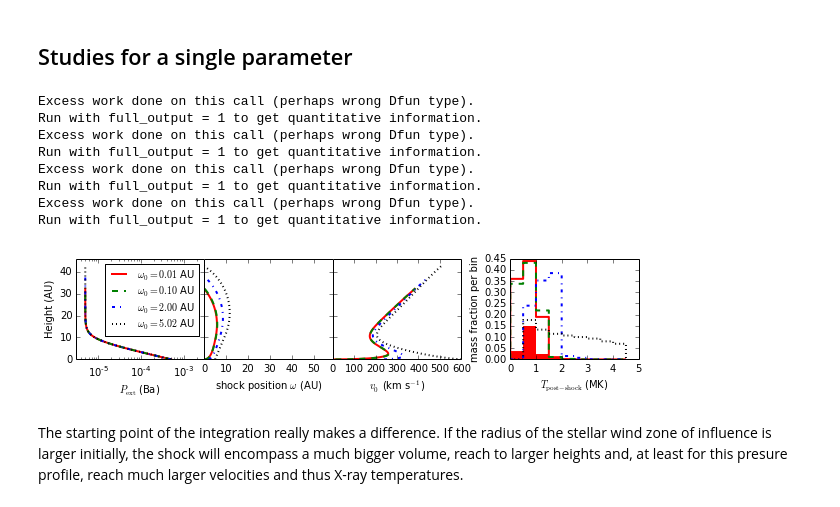
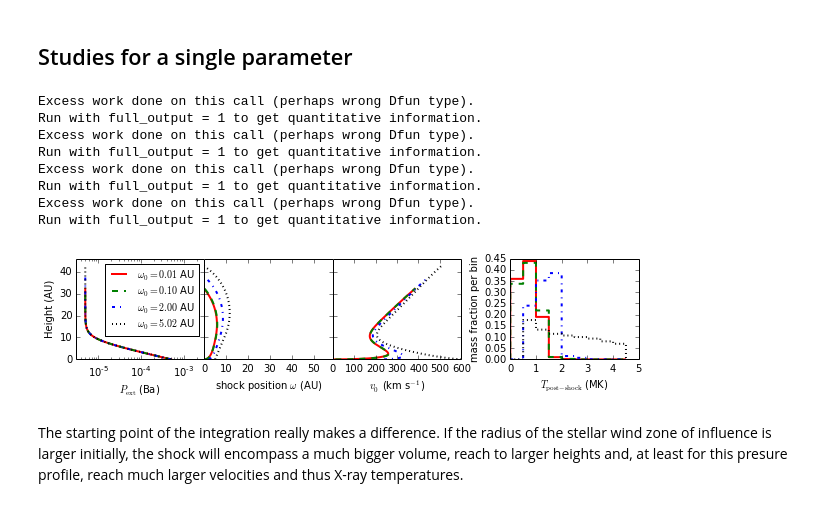
Before and after one commit to hamogu/RecollimationXrayCTTS, a Jupyter notebook: scripts/jet_recol_shocks.ipynb, the cells around one changed output. Saved outputs shown, nothing was run; the diff lists cells and outputs as text; code cells hidden in the pictures.

```diff
--- a/scripts/jet_recol_shocks.ipynb
+++ b/scripts/jet_recol_shocks.ipynb
@@ -90,38 +90,34 @@ omega_fiducial = 0.01
 ode = StellarWindShock(p_fiducial, v_fiducial, mdot_fiducial)
 z = np.arange(0,50., .01)
 
 fig, axes = StellarWindShock.setup_plot()
 
 for i, (omega0,c,l) in enumerate(zip([omega_fiducial, 0.1,2, ode.start()], 'rgbk',
                                      ['solid', 'dashed', 'dashdot', 'dotted'] )):
     ode = StellarWindShock(p_fiducial, v_fiducial, mdot_fiducial)
     ode.solve(omega0, z)
     ode.plot_params(axes, label='$\\omega_0={0:5.2f}$ AU'.format(omega0),
                     bins=np.arange(0,4.51,.5), color=c, linestyle=l, linewidth=2)
-    if i==0:
-        ind = ode.z > 5
-        axes[-1].hist(ode.T_postshock[ind]/1e6, weights=ode.massflux[ind]/ode.massflux.sum(),
-                      bins=np.arange(0,4.51,.5), color=c, linewidth=0)
 
 axes[3].set_ylim([0, None])
 axes[3].set_xlim([0, 5])
 axes[0].legend(prop={'size': 'medium'}, labelspacing=.2)
 axes[0].set_ylim([0,46])
 axes[0].set_xlim([3e-6,3e-3])
 set_aspect_equal(axes[1])
 
 fig.savefig(plotdir + 'omega_0/omega_0.png', dpi=600)
 fig.savefig(plotdir + 'omega_0/omega_0.eps')
 # %% [output]
 Excess work done on this call (perhaps wrong Dfun type).
 Run with full_output = 1 to get quantitative information.
 Excess work done on this call (perhaps wrong Dfun type).
 Run with full_output = 1 to get quantitative information.
 Excess work done on this call (perhaps wrong Dfun type).
 Run with full_output = 1 to get quantitative information.
 Excess work done on this call (perhaps wrong Dfun type).
 Run with full_output = 1 to get quantitative information.
-[figure, old version]
+[figure, new version]
 # %% [markdown]
 The starting point of the integration really makes a difference. If the radius of the stellar wind zone of influence is larger initially, the shock will encompass a much bigger volume, reach to larger heights and, at least for this presure profile, reach much larger velocities and thus X-ray temperatures.
 # %%
```
Also changed, not shown: parts of 3 cells of this notebook, 3 other files.
